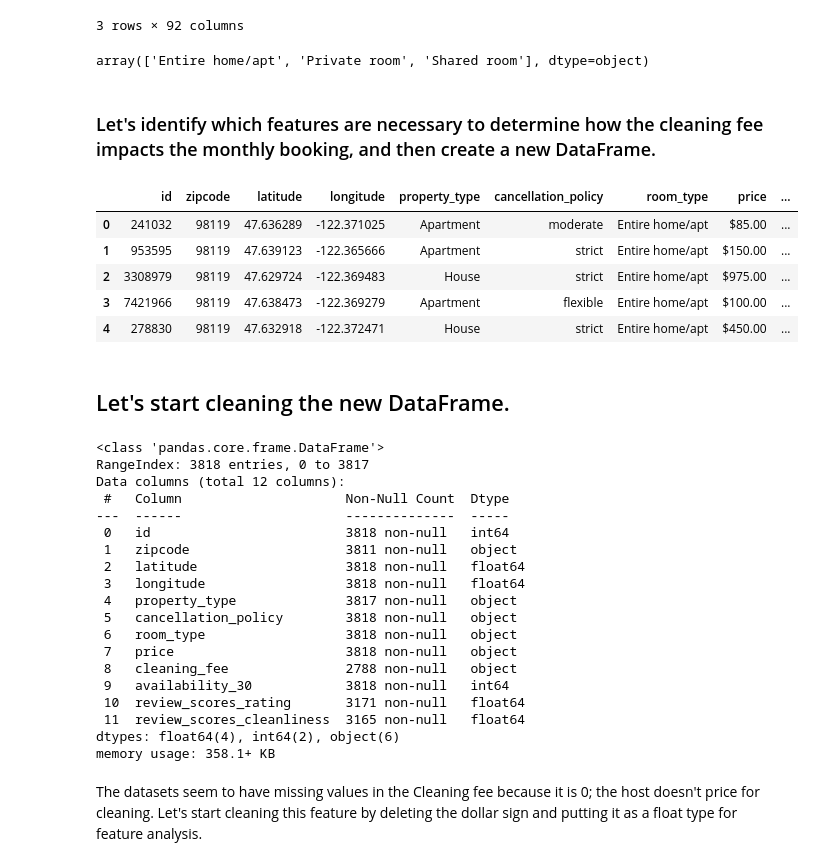
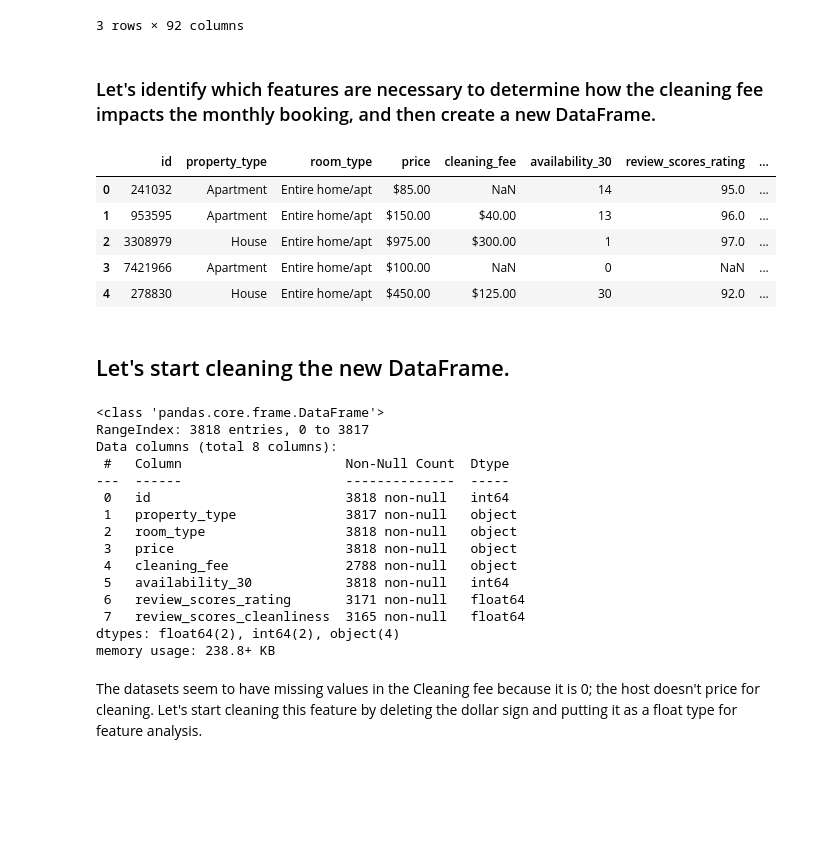
Before and after one commit to pjrodriguez-sb/House_Rental_Prediction_Model, a Jupyter notebook: airbnb_data_w.ipynb, the cells around one changed output. Saved outputs shown, nothing was run; the diff lists cells and outputs as text; code cells hidden in the pictures; blank space fills up the shorter version.

```diff
--- a/airbnb_data_w.ipynb
+++ b/airbnb_data_w.ipynb
@@ -38,24 +39,20 @@ airbnb.head(3)
 | 1 | 953595 | https://www.airbnb.com/rooms/953595 | 20160104002432 | 2016-01-04 | Bright & Airy Queen Anne Apartment | Chemically sensitive? We've remov... | Beautiful, hypoallergenic apartme... | Chemically sensitive? We've remov... | ... |
 | 2 | 3308979 | https://www.airbnb.com/rooms/3308979 | 20160104002432 | 2016-01-04 | New Modern House-Amazing water view | New modern house built in 2013. S... | Our house is modern, light and fr... | New modern house built in 2013. S... | ... |
 3 rows × 92 columns
-# %%
-airbnb['room_type'].unique()
-# %% [output]
-array(['Entire home/apt', 'Private room', 'Shared room'], dtype=object)
 # %% [markdown]
 ### Let's identify which features are necessary to determine how the cleaning fee impacts the monthly booking, and then create a new DataFrame.
 # %%
-df = airbnb[['id', 'zipcode', 'latitude','longitude', 'property_type', 'cancellation_policy',
+df = airbnb[['id', 'property_type',
              'room_type','price', 'cleaning_fee', 'availability_30',
              'review_scores_rating', 'review_scores_cleanliness']]
 df.head()
 # %% [output]
-|  | id | zipcode | latitude | longitude | property_type | cancellation_policy | room_type | price | ... |
-| 0 | 241032 | 98119 | 47.636289 | -122.371025 | Apartment | moderate | Entire home/apt | $85.00 | ... |
-| 1 | 953595 | 98119 | 47.639123 | -122.365666 | Apartment | strict | Entire home/apt | $150.00 | ... |
-| 2 | 3308979 | 98119 | 47.629724 | -122.369483 | House | strict | Entire home/apt | $975.00 | ... |
-| 3 | 7421966 | 98119 | 47.638473 | -122.369279 | Apartment | flexible | Entire home/apt | $100.00 | ... |
-| 4 | 278830 | 98119 | 47.632918 | -122.372471 | House | strict | Entire home/apt | $450.00 | ... |
+|  | id | property_type | room_type | price | cleaning_fee | availability_30 | review_scores_rating | ... |
+| 0 | 241032 | Apartment | Entire home/apt | $85.00 | NaN | 14 | 95.0 | ... |
+| 1 | 953595 | Apartment | Entire home/apt | $150.00 | $40.00 | 13 | 96.0 | ... |
+| 2 | 3308979 | House | Entire home/apt | $975.00 | $300.00 | 1 | 97.0 | ... |
+| 3 | 7421966 | Apartment | Entire home/apt | $100.00 | NaN | 0 | NaN | ... |
+| 4 | 278830 | House | Entire home/apt | $450.00 | $125.00 | 30 | 92.0 | ... |
 # %% [markdown]
 ## Let's start cleaning the new DataFrame.
 # %%
@@ -63,23 +60,19 @@ df.info()
 # %% [output]
 <class 'pandas.core.frame.DataFrame'>
 RangeIndex: 3818 entries, 0 to 3817
-Data columns (total 12 columns):
+Data columns (total 8 columns):
  #   Column                     Non-Null Count  Dtype
 ---  ------                     --------------  -----
  0   id                         3818 non-null   int64
- 1   zipcode                    3811 non-null   object
- 2   latitude                   3818 non-null   float64
- 3   longitude                  3818 non-null   float64
- 4   property_type              3817 non-null   object
- 5   cancellation_policy        3818 non-null   object
- 6   room_type                  3818 non-null   object
- 7   price                      3818 non-null   object
- 8   cleaning_fee               2788 non-null   object
- 9   availability_30            3818 non-null   int64
- 10  review_scores_rating       3171 non-null   float64
- 11  review_scores_cleanliness  3165 non-null   float64
-dtypes: float64(4), int64(2), object(6)
-memory usage: 358.1+ KB
+ 1   property_type              3817 non-null   object
+ 2   room_type                  3818 non-null   object
+ 3   price                      3818 non-null   object
+ 4   cleaning_fee               2788 non-null   object
+ 5   availability_30            3818 non-null   int64
+ 6   review_scores_rating       3171 non-null   float64
+ 7   review_scores_cleanliness  3165 non-null   float64
+dtypes: float64(2), int64(2), object(4)
+memory usage: 238.8+ KB
 # %% [markdown]
 The datasets seem to have missing values in the Cleaning fee because it is 0; the host doesn't price for cleaning. Let's start cleaning this feature by deleting the dollar sign and putting it as a float type for feature analysis.
 # %%
```
Also changed, not shown: parts of 19 cells of this notebook.
